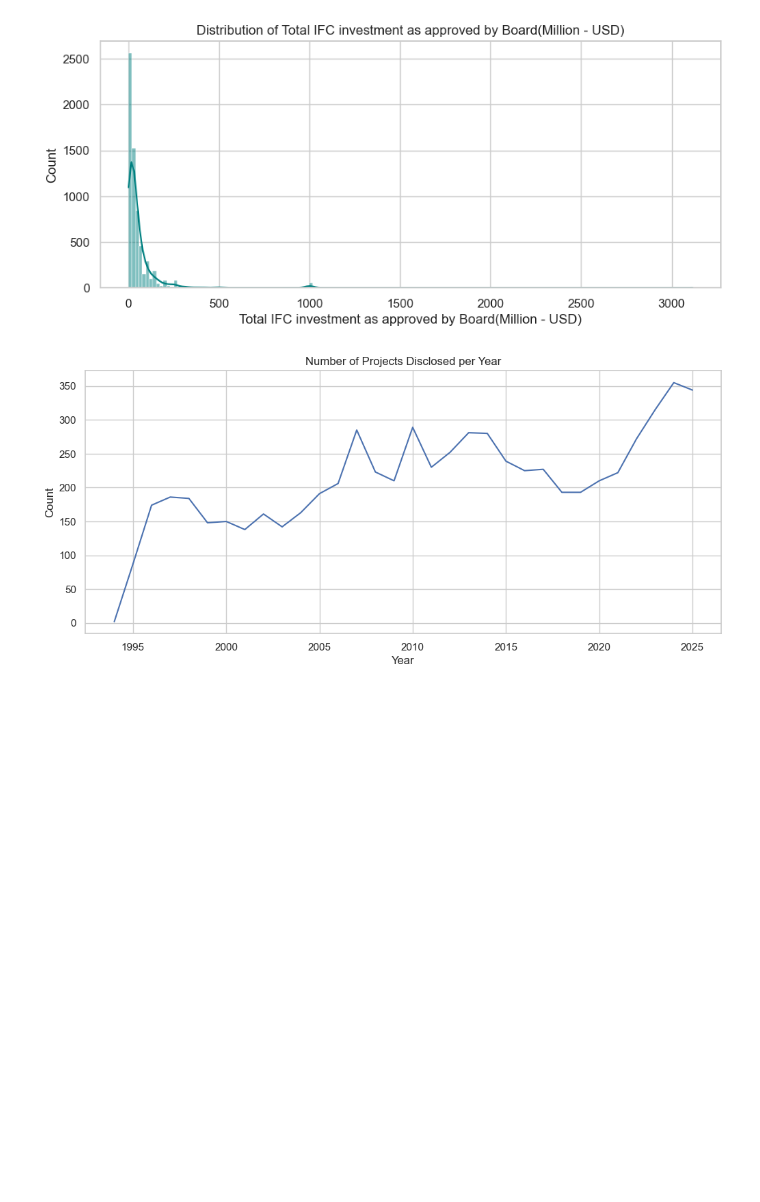
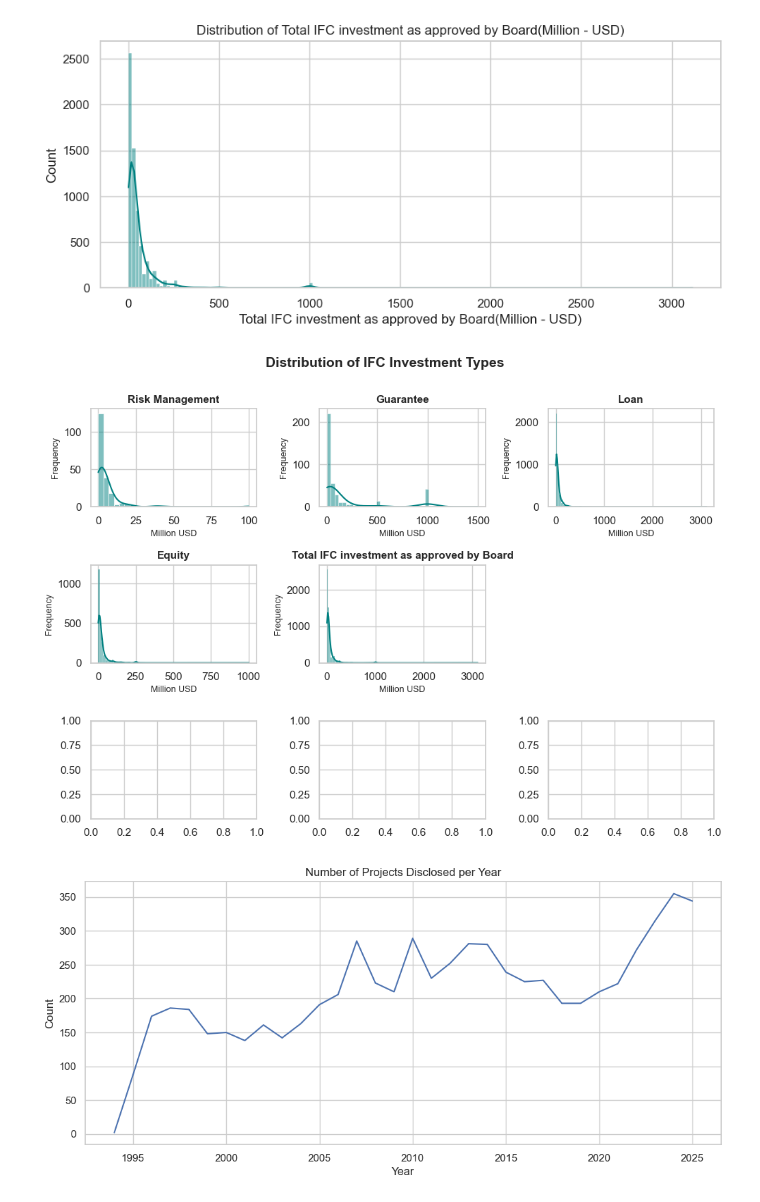
Before and after one commit to Rajabboev/Hybrid_ML_model_investment, a Jupyter notebook: IFC Investment .ipynb, the cells around one changed output. Drawn from its saved outputs; the diff is of its cells as text; code cells hidden in the pictures; blank space fills up the shorter version.

```diff
--- a/IFC Investment .ipynb
+++ b/IFC Investment .ipynb
@@ -240,6 +251,25 @@ for col in num_cols:
 [figure]
 [figure]
 [figure]
+# %%
+# More compact version
+fig, axes = plt.subplots(3, 3, figsize=(10, 7))
+axes = axes.flatten()
+
+for idx, col in enumerate(num_cols):
+    sns.histplot(df[col], kde=True, color='teal', ax=axes[idx])
+    # Use shorter labels
+    short_name = col.replace('IFC investment for ', '').replace('(Million - USD)', '')
+    axes[idx].set_title(short_name, fontsize=11, fontweight='bold')
+    axes[idx].set_xlabel('Million USD', fontsize=9)
+    axes[idx].set_ylabel('Frequency', fontsize=9)
+
+axes[5].set_visible(False)
+plt.suptitle('Distribution of IFC Investment Types', fontsize=14, fontweight='bold', y=1.00)
+plt.tight_layout()
+plt.show()
+# %% [output]
+[figure, added]
 # %%
 df_temp = df.copy()
 date_cols = ['Date Disclosed', 'IFC Approval Date', 'IFC Signed Date', 'IFC Invested Date']
```
Also changed, not shown: parts of 15 cells of this notebook, 1 other file.
